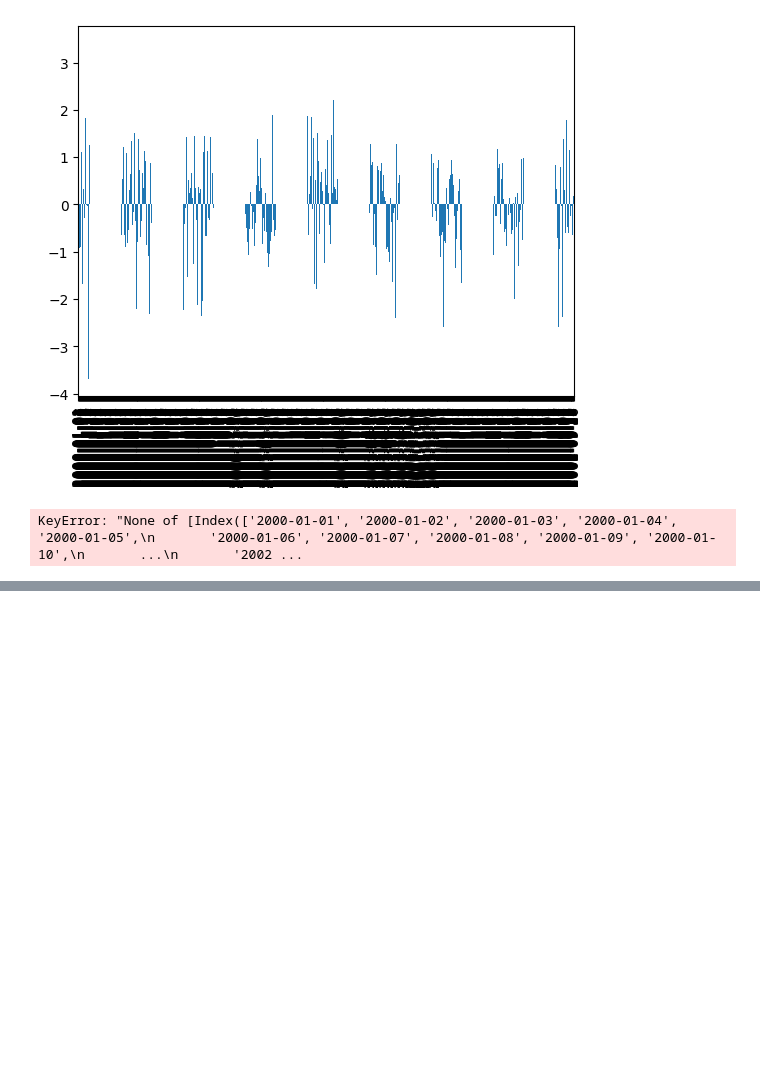
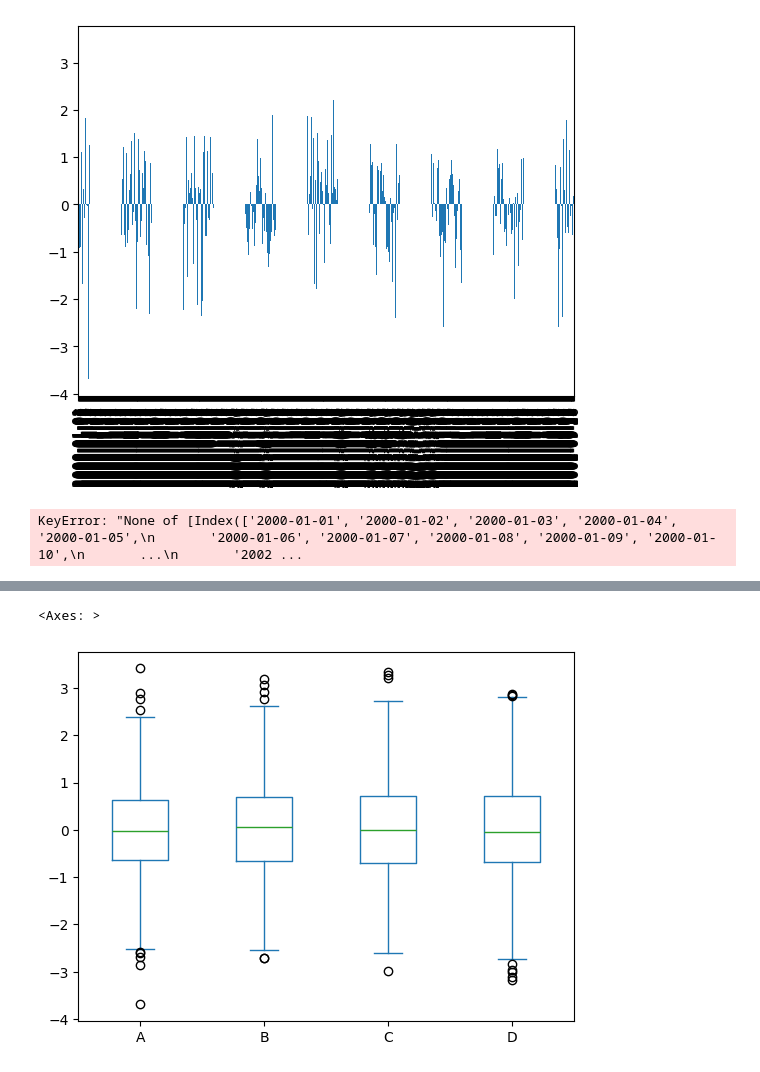
Before and after one commit to VitorPio7/python-analysis-book, a Jupyter notebook: pandas-Built-in.ipynb, the cells around one changed output, grey strips where cells are left out. Drawn from its saved outputs; the diff is of its cells as text; code cells hidden in the pictures; blank space fills up the shorter version.

```diff
--- a/pandas-Built-in.ipynb
+++ b/pandas-Built-in.ipynb
@@ -38,0 +54,5 @@ KeyError: "None of [Index(['2000-01-01', '2000-01-02', '2000-01-03', '2000-01-04
+# %%
+df1.plot.box()
+# %% [output]
+<Axes: >
+[figure, added]
```
Also changed, not shown: parts of 5 cells of this notebook, 47 other files.
